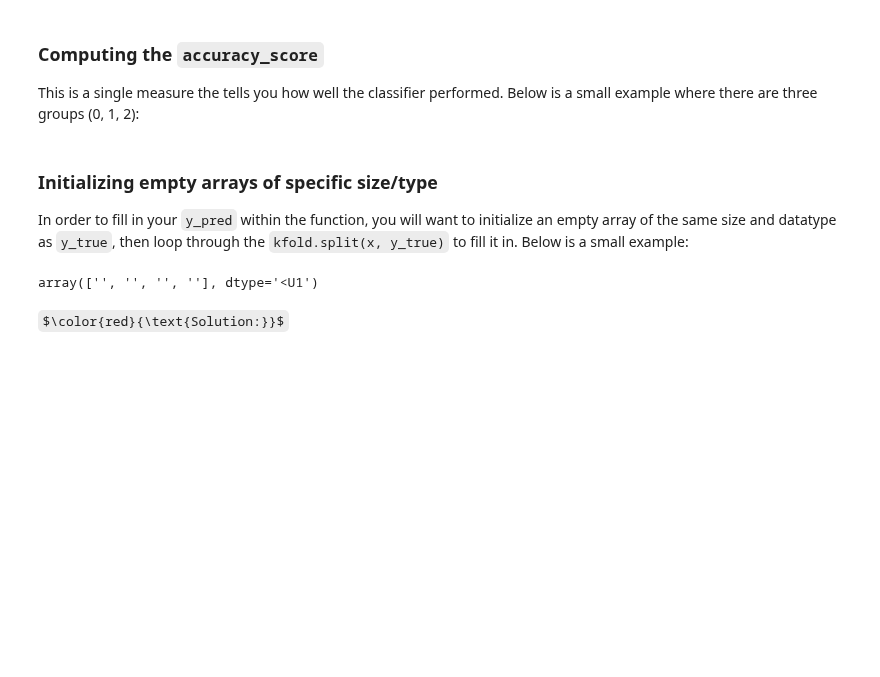
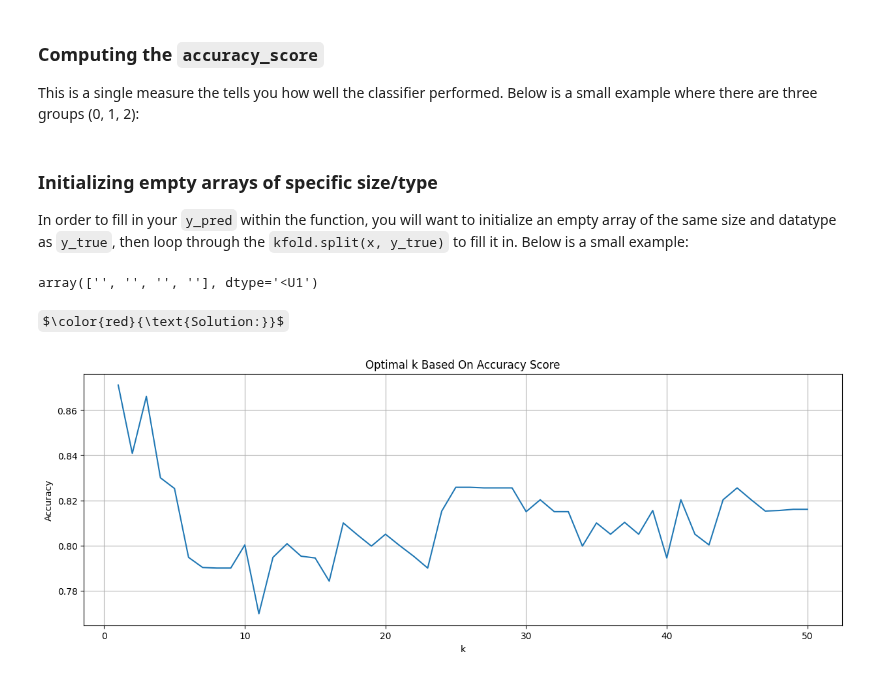
Before and after one commit to nickw0ng/DS3000, a Jupyter notebook: Homeworks/hw7.ipynb, the cells around one changed output. Cells and saved outputs as stored; diff of their text form; code cells hidden in the pictures; some formulas as TeX source; blank space fills up the shorter version.

```diff
--- a/Homeworks/hw7.ipynb
+++ b/Homeworks/hw7.ipynb
@@ -272,8 +376,7 @@ $\color{red}{\text{Solution:}}$
 from sklearn.model_selection import StratifiedKFold
 from sklearn.neighbors import KNeighborsClassifier
 
-from sklearn.metrics import confusion_matrix
-from sklearn.metrics import ConfusionMatrixDisplay
+from sklearn.metrics import accuracy_score
 import numpy as np
 
 def get_cv_acc_knn(x, y_true, k, n_splits=10):
@@ -287,4 +390,36 @@ def get_cv_acc_knn(x, y_true, k, n_splits=10):
     Returns:
         acc (float): cross validated accuracy
     """
-    pass
+    kfold = StratifiedKFold(n_splits=n_splits, shuffle=True, random_state=1)
+    scaler = StandardScaler()
+    accuracies = []
+
+    for train_idx, test_idx in kfold.split(X, y_true):
+        X_train_scaled = scaler.fit_transform(X[train_idx])
+        X_test_scaled = scaler.transform(X[test_idx])
+
+        knn = KNeighborsClassifier(n_neighbors=k)
+        knn.fit(X_train_scaled, y_true[train_idx])
+        y_pred = knn.predict(X_test_scaled)
+
+        accuracies.append(accuracy_score(y_true[test_idx], y_pred))
+
+    return np.mean(accuracies)
+# %%
+X = df_ev.drop(columns=['Drive']).values
+y = df_ev['Drive'].values
+
+k_values = range(1, 51)
+cv_accuracies = [get_cv_acc_knn(X, y, k) for k in k_values]
+
+# Plot the results
+plt.figure(figsize=(15, 5))
+plt.plot(k_values, cv_accuracies)
+plt.title('Optimal k Based On Accuracy Score')
+plt.xlabel('k')
+plt.ylabel('Accuracy')
+plt.grid(True)
+plt.savefig('best_k_ev.png')
+plt.show()
+# %% [output]
+[figure, added]
```
Also changed, not shown: parts of 8 cells of this notebook, 4 other files.
